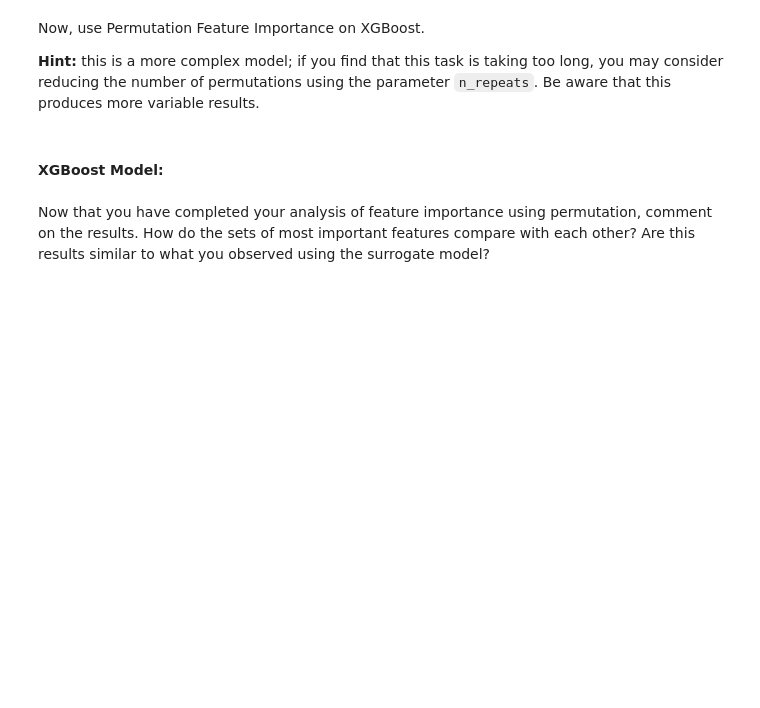
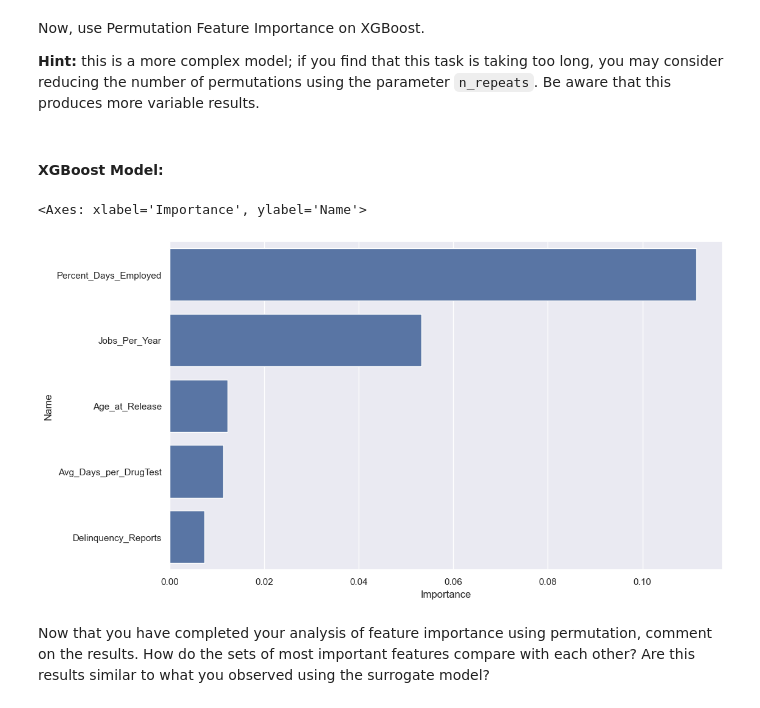
Before and after one commit to RaymondZhang20/DSCI430, a Jupyter notebook: a3/Module 3 assignment-1.ipynb, the cells around one changed output. Saved outputs shown, nothing was run; the diff lists cells and outputs as text; code cells hidden in the pictures; blank space fills up the shorter version.

```diff
--- a/a3/Module 3 assignment-1.ipynb
+++ b/a3/Module 3 assignment-1.ipynb
@@ -566,5 +766,16 @@ Now, use Permutation Feature Importance on XGBoost.
 **Hint:** this is a more complex model; if you find that this task is taking too long, you may consider reducing the number of permutations using the parameter `n_repeats`. Be aware that this produces more variable results.
 # %% [markdown]
 #### XGBoost Model:
+# %%
+out_xgb = permutation_importance(xgboost_model, X_test, y_test, n_repeats=5, random_state=0)
+
+result = pd.DataFrame({"Name": X_test.columns, "Importance": out_xgb["importances_mean"], "STD": out_xgb["importances_std"]})
+result = result.sort_values(by=['Importance'], ascending=False)
+
+sns.set(rc={'figure.figsize':(11.7,7)})
+sns.barplot(data=result[:5], y="Name", x="Importance")
+# %% [output]
+<Axes: xlabel='Importance', ylabel='Name'>
+[figure, added]
 # %% [markdown]
 Now that you have completed your analysis of feature importance using permutation, comment on the results. How do the sets of most important features compare with each other? Are this results similar to what you observed using the surrogate model?
```
Also changed, not shown: parts of 24 cells of this notebook.
